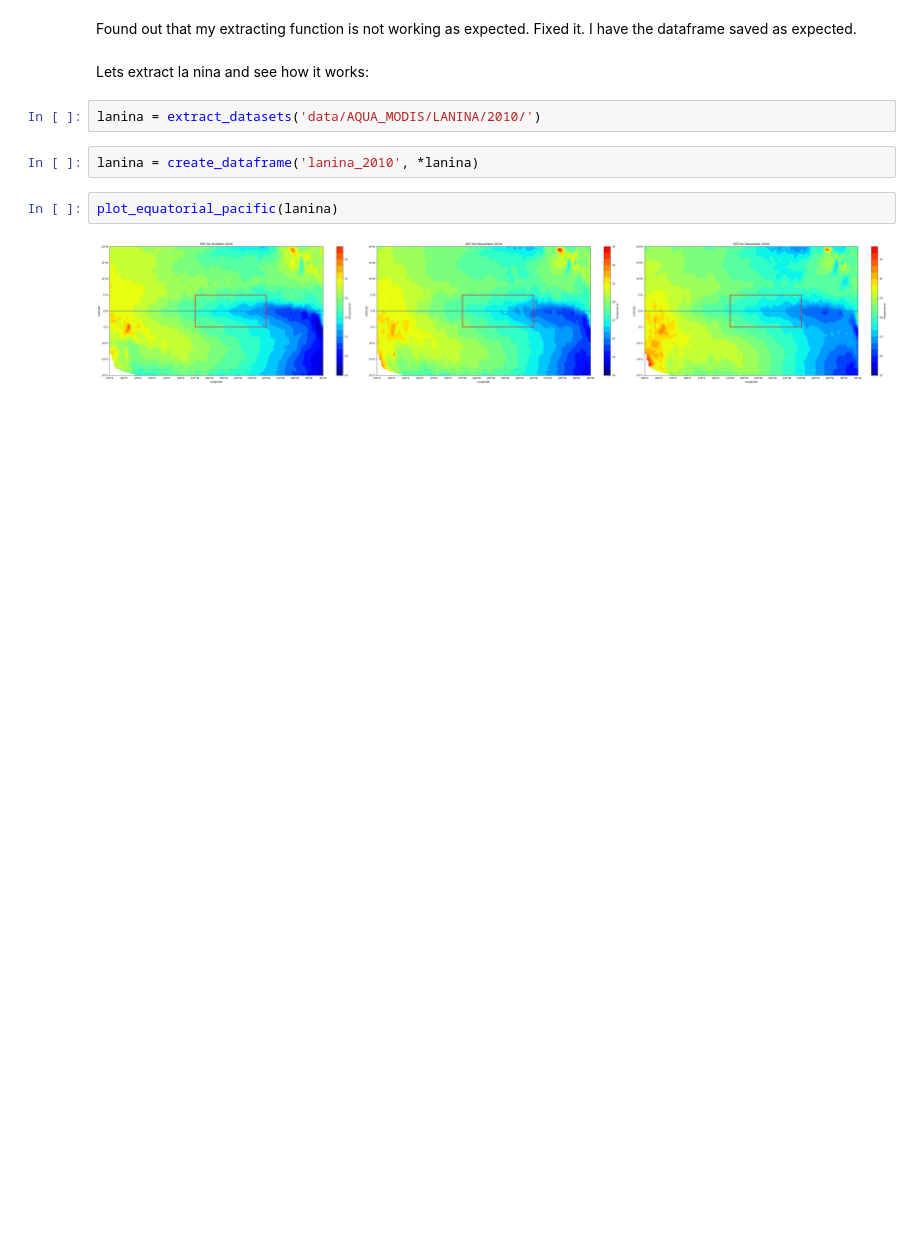
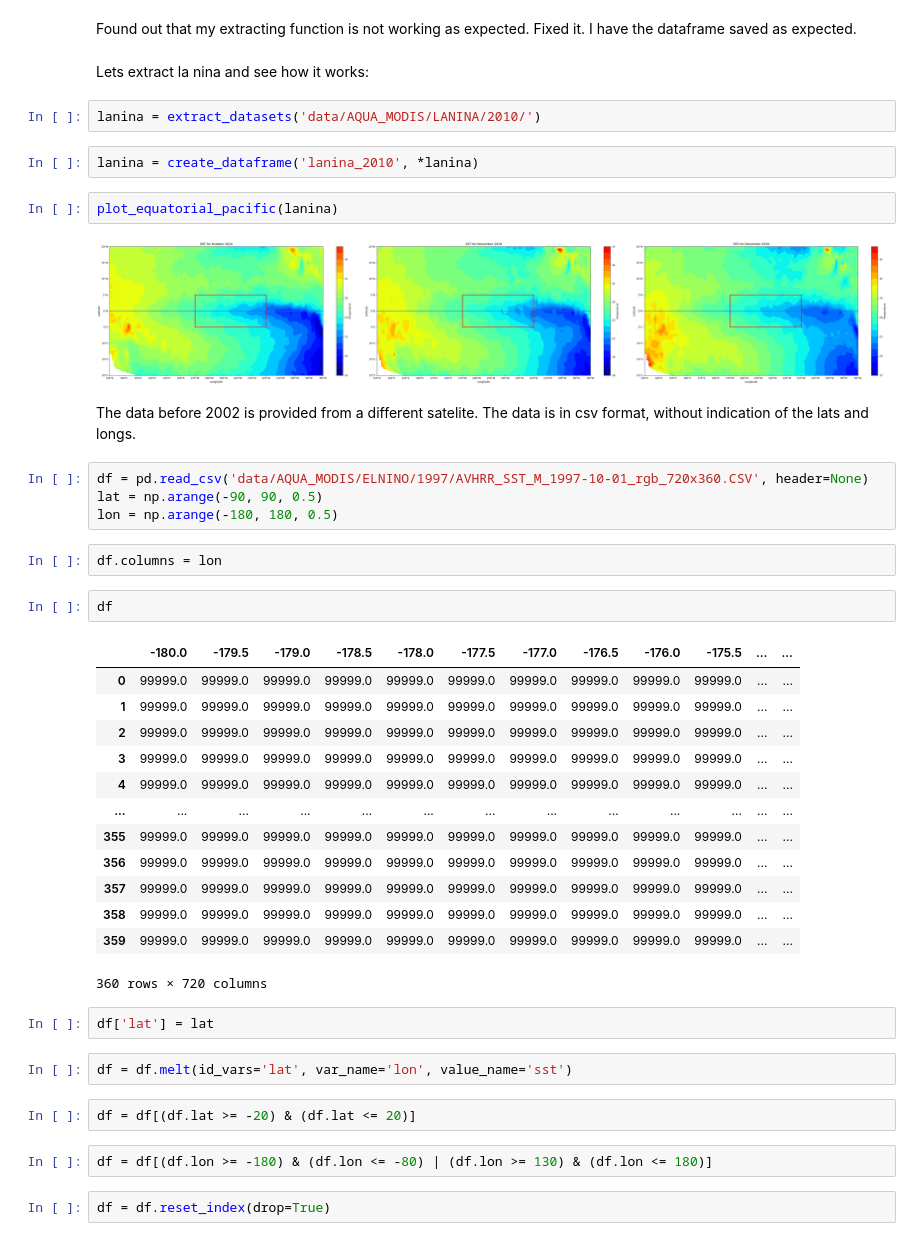
Before and after one commit to StanDobrev11/DataScience, a Jupyter notebook: Project/draft.ipynb, the cells around one changed output. Saved outputs shown, nothing was run; the diff lists cells and outputs as text; blank space fills up the shorter version.

```diff
--- a/Project/draft.ipynb
+++ b/Project/draft.ipynb
@@ -377,3 +393,38 @@ lanina = create_dataframe('lanina_2010', *lanina)
 plot_equatorial_pacific(lanina)
 # %% [output]
 [figure]
+# %% [markdown]
+The data before 2002 is provided from a different satelite.
+The data is in csv format, without indication of the lats and longs.
+# %%
+df = pd.read_csv('data/AQUA_MODIS/ELNINO/1997/AVHRR_SST_M_1997-10-01_rgb_720x360.CSV', header=None)
+lat = np.arange(-90, 90, 0.5)
+lon = np.arange(-180, 180, 0.5)
+# %%
+df.columns = lon
+# %%
+df
+# %% [output]
+|  | -180.0 | -179.5 | -179.0 | -178.5 | -178.0 | -177.5 | -177.0 | -176.5 | -176.0 | -175.5 | ... | ... |
+| 0 | 99999.0 | 99999.0 | 99999.0 | 99999.0 | 99999.0 | 99999.0 | 99999.0 | 99999.0 | 99999.0 | 99999.0 | ... | ... |
+| 1 | 99999.0 | 99999.0 | 99999.0 | 99999.0 | 99999.0 | 99999.0 | 99999.0 | 99999.0 | 99999.0 | 99999.0 | ... | ... |
+| 2 | 99999.0 | 99999.0 | 99999.0 | 99999.0 | 99999.0 | 99999.0 | 99999.0 | 99999.0 | 99999.0 | 99999.0 | ... | ... |
+| 3 | 99999.0 | 99999.0 | 99999.0 | 99999.0 | 99999.0 | 99999.0 | 99999.0 | 99999.0 | 99999.0 | 99999.0 | ... | ... |
+| 4 | 99999.0 | 99999.0 | 99999.0 | 99999.0 | 99999.0 | 99999.0 | 99999.0 | 99999.0 | 99999.0 | 99999.0 | ... | ... |
+| ... | ... | ... | ... | ... | ... | ... | ... | ... | ... | ... | ... | ... |
+| 355 | 99999.0 | 99999.0 | 99999.0 | 99999.0 | 99999.0 | 99999.0 | 99999.0 | 99999.0 | 99999.0 | 99999.0 | ... | ... |
+| 356 | 99999.0 | 99999.0 | 99999.0 | 99999.0 | 99999.0 | 99999.0 | 99999.0 | 99999.0 | 99999.0 | 99999.0 | ... | ... |
+| 357 | 99999.0 | 99999.0 | 99999.0 | 99999.0 | 99999.0 | 99999.0 | 99999.0 | 99999.0 | 99999.0 | 99999.0 | ... | ... |
+| 358 | 99999.0 | 99999.0 | 99999.0 | 99999.0 | 99999.0 | 99999.0 | 99999.0 | 99999.0 | 99999.0 | 99999.0 | ... | ... |
+| 359 | 99999.0 | 99999.0 | 99999.0 | 99999.0 | 99999.0 | 99999.0 | 99999.0 | 99999.0 | 99999.0 | 99999.0 | ... | ... |
+360 rows × 720 columns
+# %%
+df['lat'] = lat
+# %%
+df = df.melt(id_vars='lat', var_name='lon', value_name='sst')
+# %%
+df = df[(df.lat >= -20) & (df.lat <= 20)]
+# %%
+df = df[(df.lon >= -180) & (df.lon <= -80) | (df.lon >= 130) & (df.lon <= 180)]
+# %%
+df = df.reset_index(drop=True)
```
Also changed, not shown: parts of 4 cells of this notebook, 3 other files.
